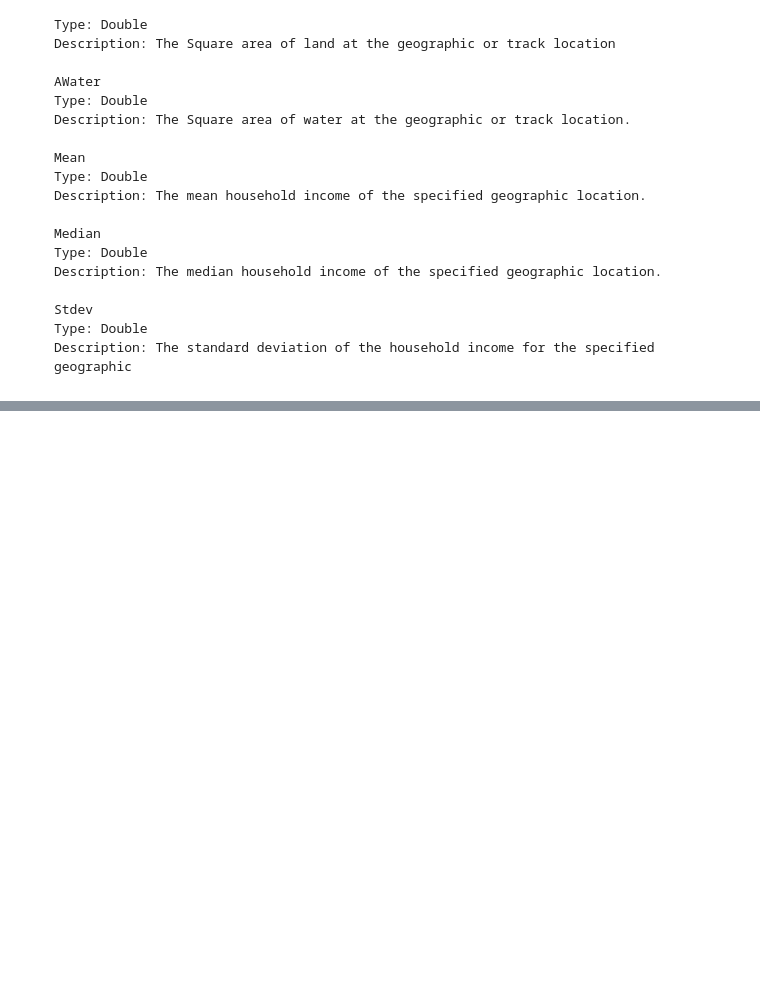
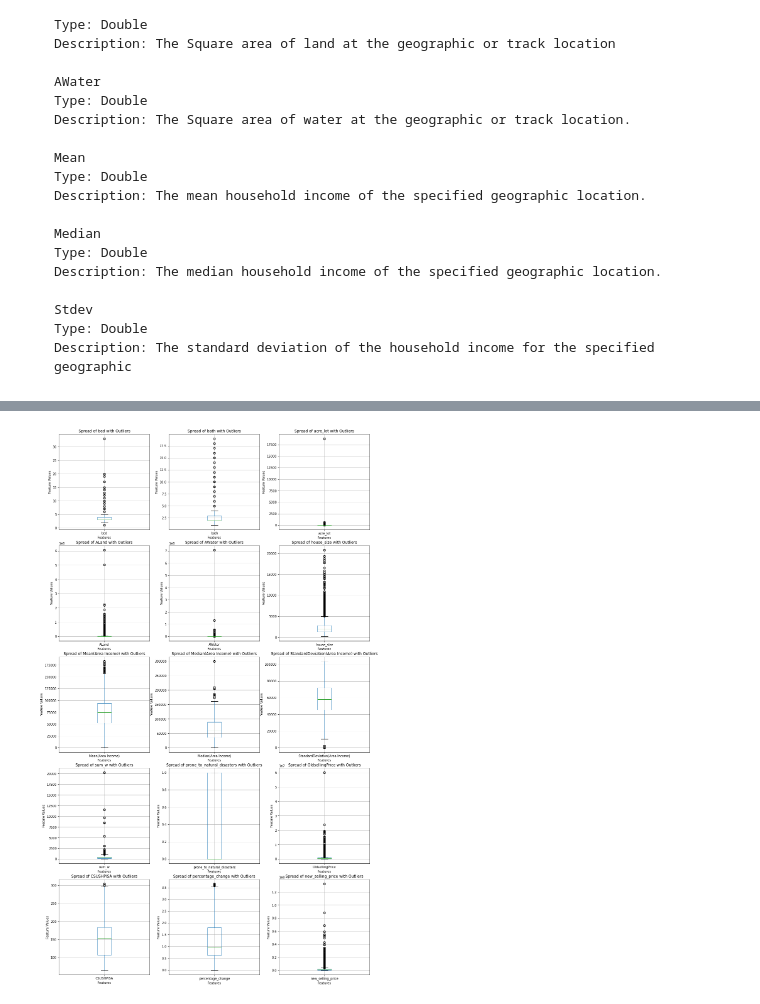
Before and after one commit to drigger091/home-llc-task-2, a Jupyter notebook: Model_implementation.ipynb, the cells around one changed output, grey strips where cells are left out. Drawn from its saved outputs; the diff is of its cells as text; code cells hidden in the pictures; blank space fills up the shorter version.

```diff
--- a/Model_implementation.ipynb
+++ b/Model_implementation.ipynb
@@ -85,3 +86,11 @@ df.head()
     Stdev
     Type: Double
     Description: The standard deviation of the household income for the specified geographic
+# %%
+# renaming the columns for better undrstanding
+
+new_column_names = {'Mean':'Mean(Area Income)',
+                    'Median':'Median(Area Income)',
+                    'Stdev':'StandardDeviation(Area Income)'}
+
+df = df.rename(columns=new_column_names)
@@ -87,0 +119,2 @@ df.head()
+# %%
+df = df.dropna()
@@ -87,0 +230,23 @@ df.head()
+# %%
+numeric_columns = [col for col in df.columns if df[col].dtype != 'O']
+num_plots = len(numeric_columns)
+num_cols = 3  # Number of columns in the subplot grid
+num_rows = (num_plots - 1) // num_cols + 1
+
+fig, axes = plt.subplots(num_rows, num_cols, figsize=(15, 5*num_rows))
+fig.tight_layout(pad=3.0)
+
+for i, column in enumerate(numeric_columns):
+    ax = axes[i // num_cols, i % num_cols]
+    df.boxplot(column=column, ax=ax)
+    ax.set_title(f'Spread of {column} with Outliers')
+    ax.set_ylabel('Feature Values')
+    ax.set_xlabel('Features')
+
+# Hide empty subplots if the number of plots is not a multiple of num_cols
+for i in range(num_plots, num_rows*num_cols):
+    fig.delaxes(axes[i // num_cols, i % num_cols])
+
+plt.show()
+# %% [output]
+[figure, added]
```
Also changed, not shown: parts of 5 cells of this notebook, 1 other file.
